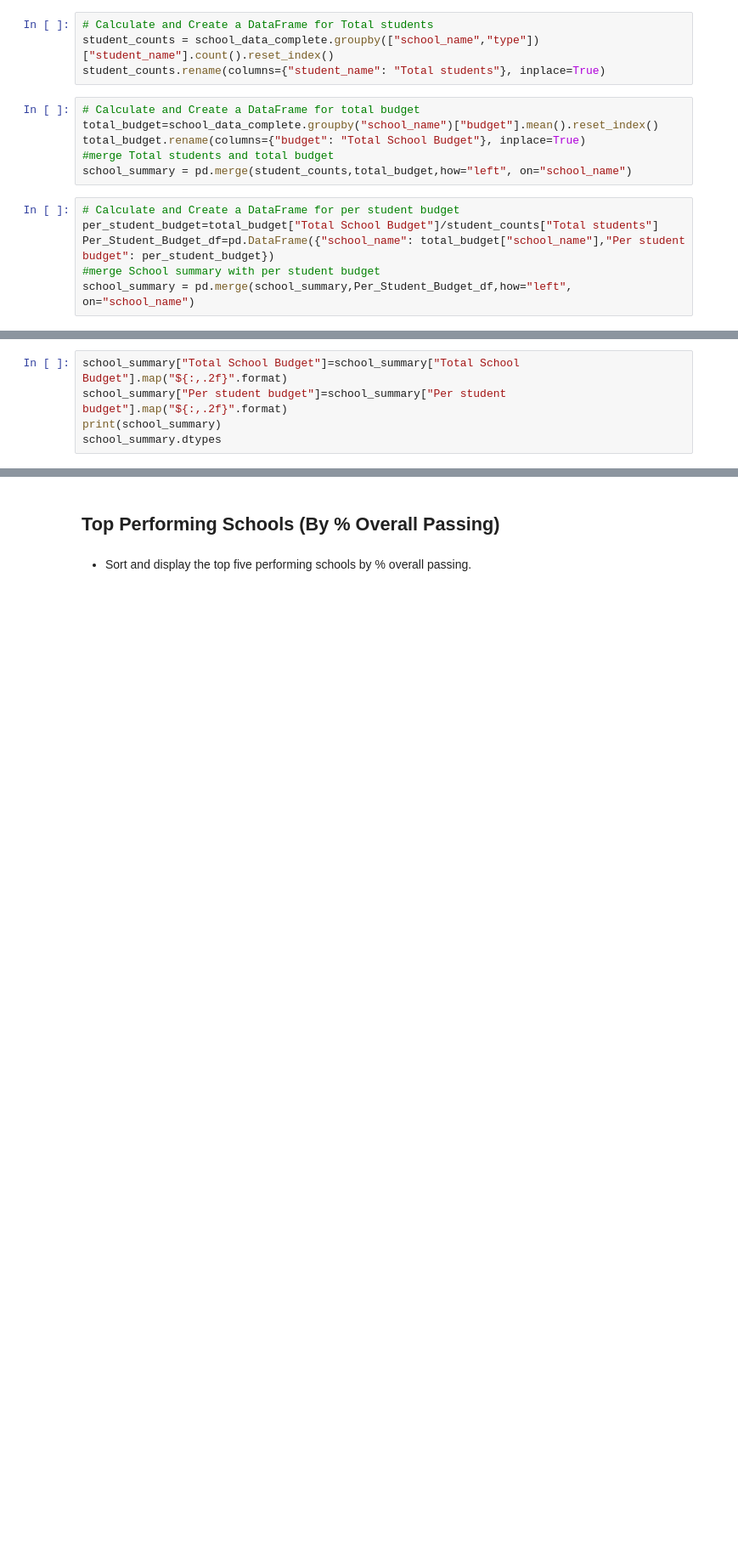
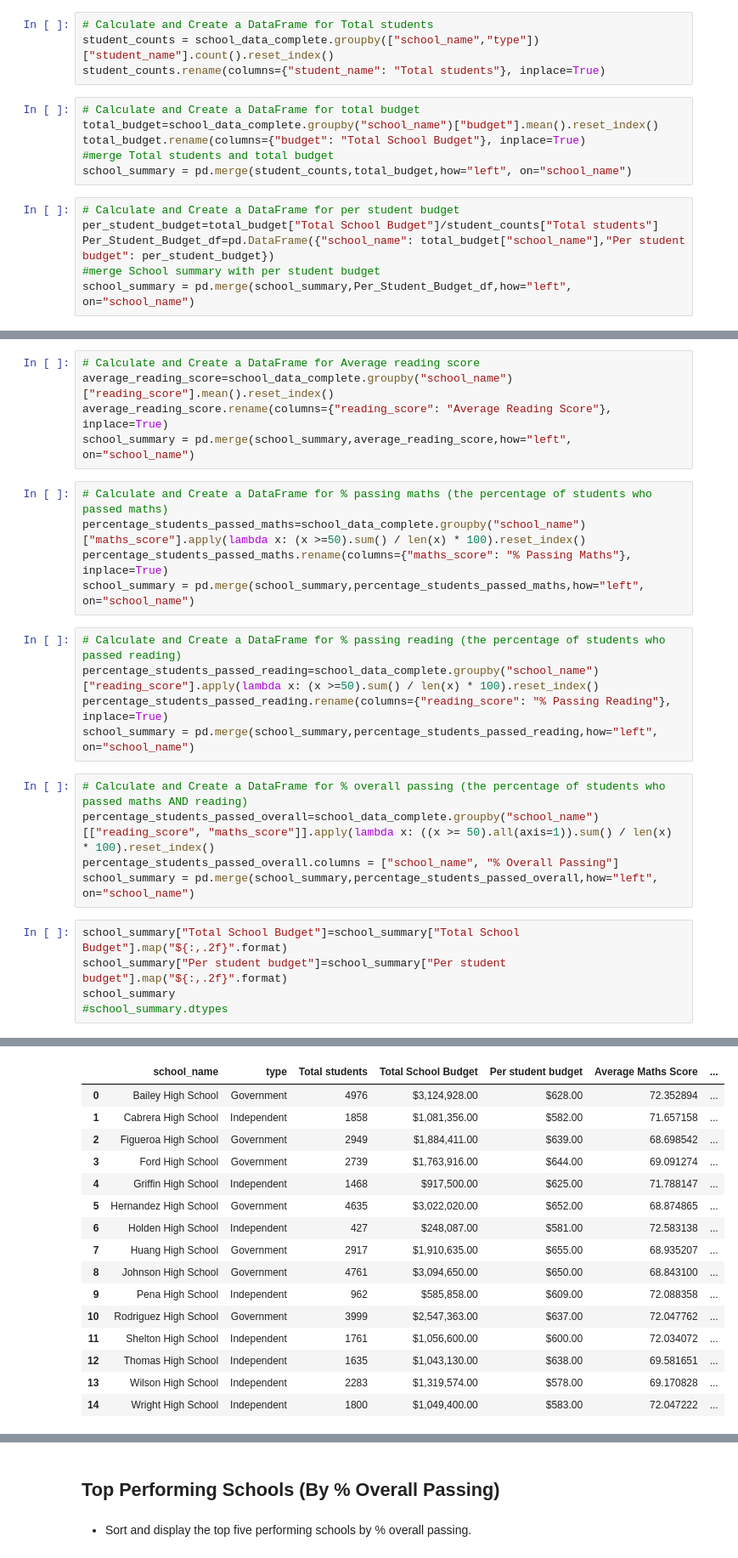
Before and after one commit to mhosseinf/Bootcamp_-WAUS_Assignment, a Jupyter notebook: PyCitySchools/PyCitySchools_starter.ipynb, the cells around one changed output, grey strips where cells are left out. Shown at 85% size. Cells and saved outputs as stored; diff of their text form; blank space fills up the shorter version.

Commit message:
School Summary(Average Maths Score, Average Reading Score, % Passing Maths, % Passing Reading, % Overall Passing)

```diff
--- a/PyCitySchools/PyCitySchools_starter.ipynb
+++ b/PyCitySchools/PyCitySchools_starter.ipynb
@@ -119,6 +140,26 @@ school_summary = pd.merge(school_summary,Per_Student_Budget_df,how="left", on="s
+# %%
+# Calculate and Create a DataFrame for Average reading score
+average_reading_score=school_data_complete.groupby("school_name")["reading_score"].mean().reset_index()
+average_reading_score.rename(columns={"reading_score": "Average Reading Score"}, inplace=True)
+school_summary = pd.merge(school_summary,average_reading_score,how="left", on="school_name")
+# %%
+# Calculate and Create a DataFrame for % passing maths (the percentage of students who passed maths)
+percentage_students_passed_maths=school_data_complete.groupby("school_name")["maths_score"].apply(lambda x: (x >=50).sum() / len(x) * 100).reset_index()
+percentage_students_passed_maths.rename(columns={"maths_score": "% Passing Maths"}, inplace=True)
+school_summary = pd.merge(school_summary,percentage_students_passed_maths,how="left", on="school_name")
+# %%
+# Calculate and Create a DataFrame for % passing reading (the percentage of students who passed reading)
+percentage_students_passed_reading=school_data_complete.groupby("school_name")["reading_score"].apply(lambda x: (x >=50).sum() / len(x) * 100).reset_index()
+percentage_students_passed_reading.rename(columns={"reading_score": "% Passing Reading"}, inplace=True)
+school_summary = pd.merge(school_summary,percentage_students_passed_reading,how="left", on="school_name")
+# %%
+# Calculate and Create a DataFrame for % overall passing (the percentage of students who passed maths AND reading)
+percentage_students_passed_overall=school_data_complete.groupby("school_name")[["reading_score", "maths_score"]].apply(lambda x: ((x >= 50).all(axis=1)).sum() / len(x) * 100).reset_index()
+percentage_students_passed_overall.columns = ["school_name", "% Overall Passing"]
+school_summary = pd.merge(school_summary,percentage_students_passed_overall,how="left", on="school_name")
 # %%
 school_summary["Total School Budget"]=school_summary["Total School Budget"].map("${:,.2f}".format)
 school_summary["Per student budget"]=school_summary["Per student budget"].map("${:,.2f}".format)
-print(school_summary)
-school_summary.dtypes
+school_summary
+#school_summary.dtypes
 # %% [output]
@@ -147,0 +166,16 @@ dtype: object
+|  | school_name | type | Total students | Total School Budget | Per student budget | Average Maths Score | ... |
+| 0 | Bailey High School | Government | 4976 | $3,124,928.00 | $628.00 | 72.352894 | ... |
+| 1 | Cabrera High School | Independent | 1858 | $1,081,356.00 | $582.00 | 71.657158 | ... |
+| 2 | Figueroa High School | Government | 2949 | $1,884,411.00 | $639.00 | 68.698542 | ... |
+| 3 | Ford High School | Government | 2739 | $1,763,916.00 | $644.00 | 69.091274 | ... |
+| 4 | Griffin High School | Independent | 1468 | $917,500.00 | $625.00 | 71.788147 | ... |
+| 5 | Hernandez High School | Government | 4635 | $3,022,020.00 | $652.00 | 68.874865 | ... |
+| 6 | Holden High School | Independent | 427 | $248,087.00 | $581.00 | 72.583138 | ... |
+| 7 | Huang High School | Government | 2917 | $1,910,635.00 | $655.00 | 68.935207 | ... |
+| 8 | Johnson High School | Government | 4761 | $3,094,650.00 | $650.00 | 68.843100 | ... |
+| 9 | Pena High School | Independent | 962 | $585,858.00 | $609.00 | 72.088358 | ... |
+| 10 | Rodriguez High School | Government | 3999 | $2,547,363.00 | $637.00 | 72.047762 | ... |
+| 11 | Shelton High School | Independent | 1761 | $1,056,600.00 | $600.00 | 72.034072 | ... |
+| 12 | Thomas High School | Independent | 1635 | $1,043,130.00 | $638.00 | 69.581651 | ... |
+| 13 | Wilson High School | Independent | 2283 | $1,319,574.00 | $578.00 | 69.170828 | ... |
+| 14 | Wright High School | Independent | 1800 | $1,049,400.00 | $583.00 | 72.047222 | ... |
```
Also changed, not shown: parts of 9 cells of this notebook.
